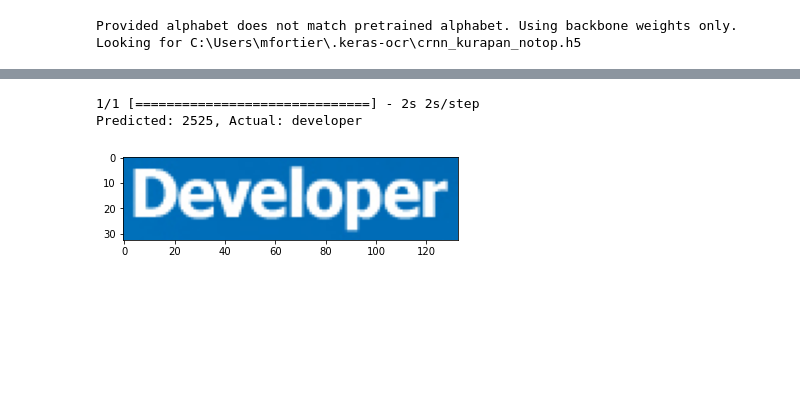
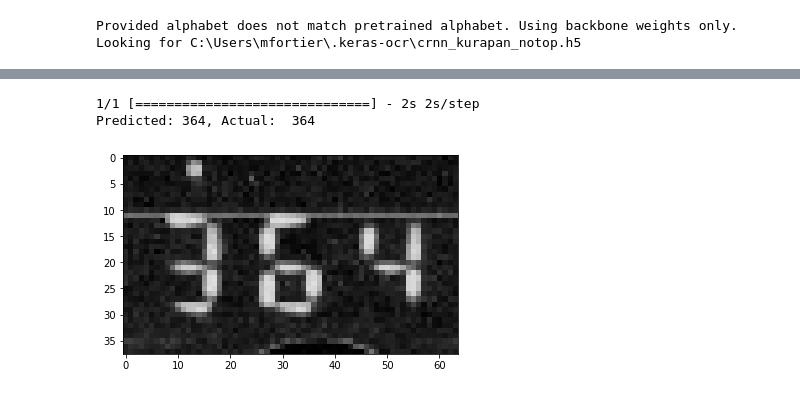
Before and after one commit to asc-csa/Alouette_ISIS_extract, a Jupyter notebook: Play/Keras_OCR_Training_ISIS_with_Ionogram.ipynb, the cells around one changed output, grey strips where cells are left out. Saved outputs shown, nothing was run; the diff lists cells and outputs as text; code cells hidden in the pictures; blank space fills up the shorter version.

```diff
--- a/Play/Keras_OCR_Training_ISIS_with_Ionogram.ipynb
+++ b/Play/Keras_OCR_Training_ISIS_with_Ionogram.ipynb
@@ -149,11 +150,11 @@ Epoch 12/1000
 # %%
-image_filepath, _, actual = test_labels[1]
+image_filepath, _, actual = test[1]
 predicted = recognizer.recognize(image_filepath)
 print(f'Predicted: {predicted}, Actual: {actual}')
 _ = plt.imshow(keras_ocr.tools.read(image_filepath))
 # %% [output]
 1/1 [==============================] - 2s 2s/step
-Predicted: 2525, Actual: developer
+Predicted: 364, Actual:  364
-[figure, old version]
+[figure, new version]
 # %%
 subdir_path = 'L:/DATA/ISIS/raw_upload_20230421/R014207869/B1-34-49 ISIS-A C-198-00/'
```
Also changed, not shown: parts of 3 cells of this notebook.
